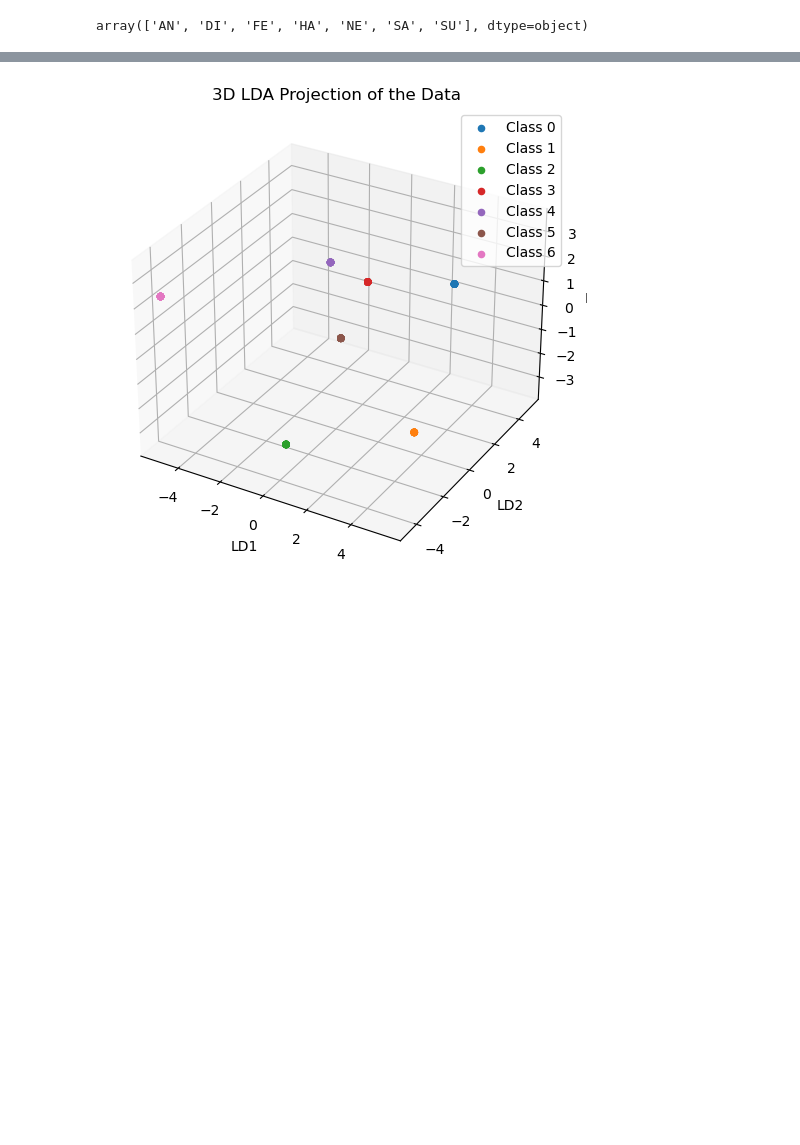
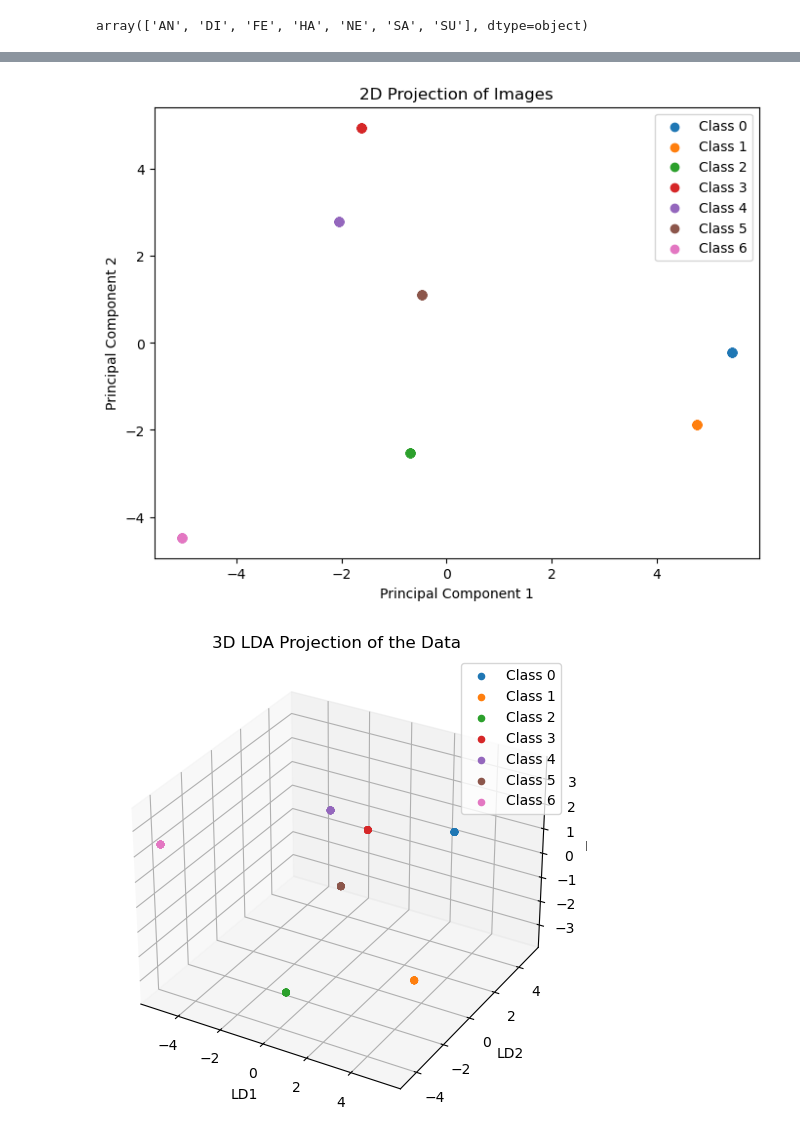
Before and after one commit to itsatefe/Pattern-Recognition, a Jupyter notebook: HW4/LDA.ipynb, the cells around one changed output, grey strips where cells are left out. Drawn from its saved outputs; the diff is of its cells as text; code cells hidden in the pictures; blank space fills up the shorter version.

```diff
--- a/HW4/LDA.ipynb
+++ b/HW4/LDA.ipynb
@@ -190,3 +190,16 @@ inverse transform images:
+# %%
+fig = plt.figure(figsize=(8, 6))
+for class_label in unique_classes:
+    class_indices = np.where(labels == class_label)[0]
+    plt.scatter(transformed_images[class_indices, 0], transformed_images[class_indices, 1], label=f'Class {class_label}')
+
+plt.title('2D Projection of Images')
+plt.xlabel('Principal Component 1')
+plt.ylabel('Principal Component 2')
+plt.legend()
+plt.show()
+# %% [output]
+[figure, added]
 # %%
 if transformed_images.shape[1] >= 3:
     fig = plt.figure(figsize=(8, 6))
```
Also changed, not shown: parts of 5 cells of this notebook, 3 other files.
